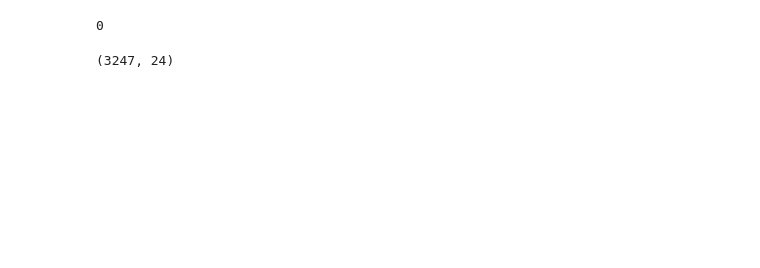
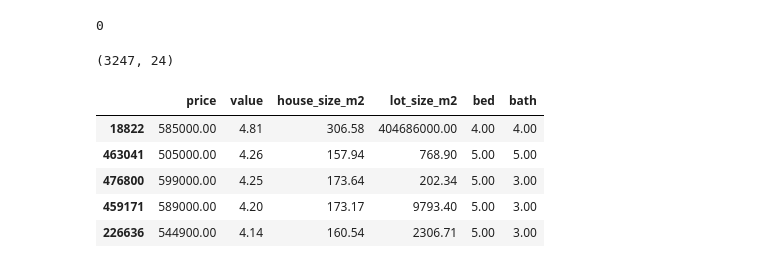
Before and after one commit to pythonpanama/pylearn-data-101, a Jupyter notebook: notebooks/PyLearn_Data_Course.ipynb, the cells around one changed output. Cells and saved outputs as stored; diff of their text form; code cells hidden in the pictures; blank space fills up the shorter version.

```diff
--- a/notebooks/PyLearn_Data_Course.ipynb
+++ b/notebooks/PyLearn_Data_Course.ipynb
@@ -797,3 +797,15 @@ fdf['full_address'].duplicated(keep='last').sum()
 fdf.shape
 # %% [output]
 (3247, 24)
+# %%
+cols = ['price', 'value', 'house_size_m2', 'lot_size_m2', 'bed', 'bath']
+df2 = fdf[cols]
+
+df2.head()
+# %% [output]
+|  | price | value | house_size_m2 | lot_size_m2 | bed | bath |
+| 18822 | 585000.00 | 4.81 | 306.58 | 404686000.00 | 4.00 | 4.00 |
+| 463041 | 505000.00 | 4.26 | 157.94 | 768.90 | 5.00 | 5.00 |
+| 476800 | 599000.00 | 4.25 | 173.64 | 202.34 | 5.00 | 3.00 |
+| 459171 | 589000.00 | 4.20 | 173.17 | 9793.40 | 5.00 | 3.00 |
+| 226636 | 544900.00 | 4.14 | 160.54 | 2306.71 | 5.00 | 3.00 |
```
